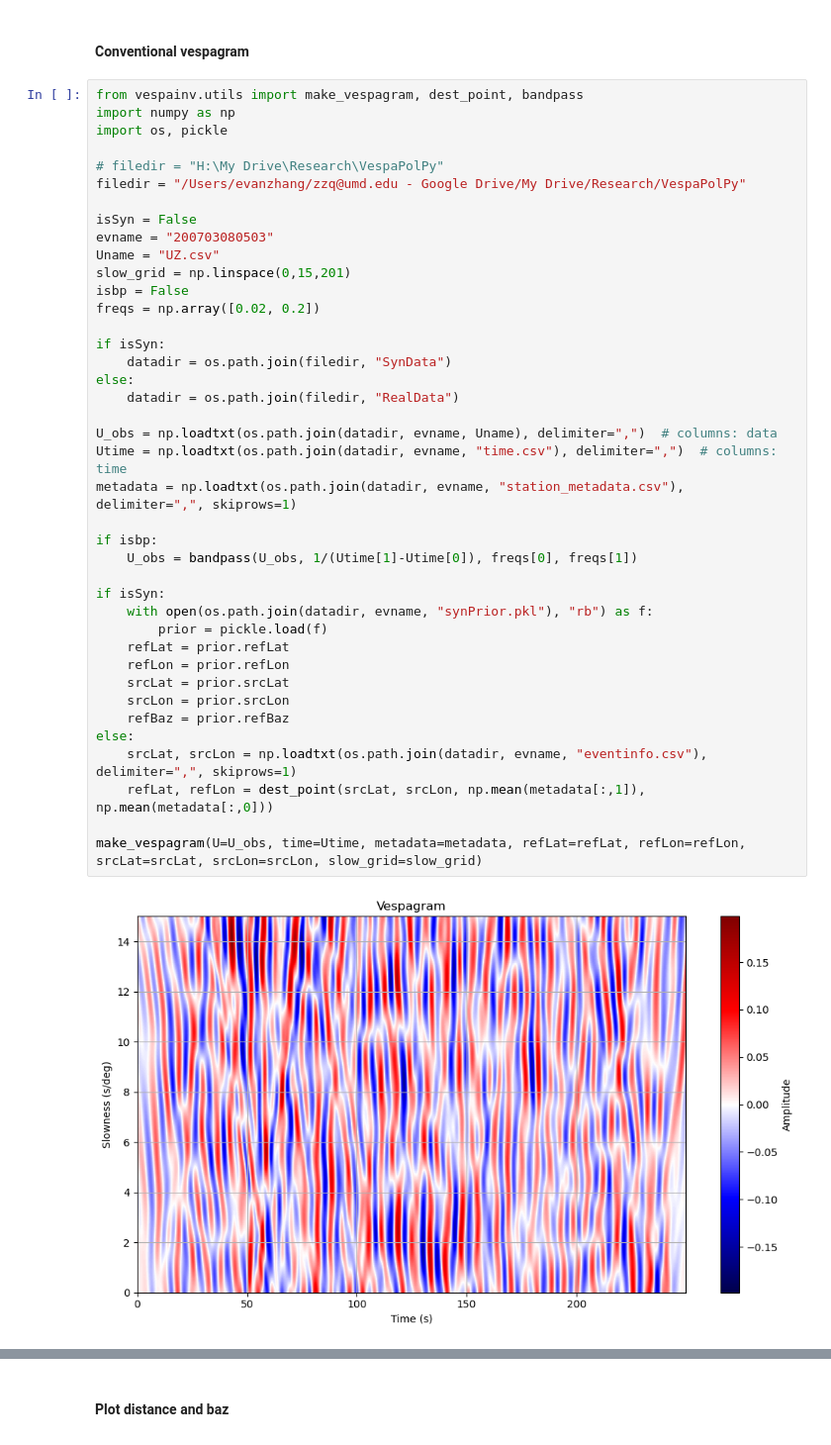
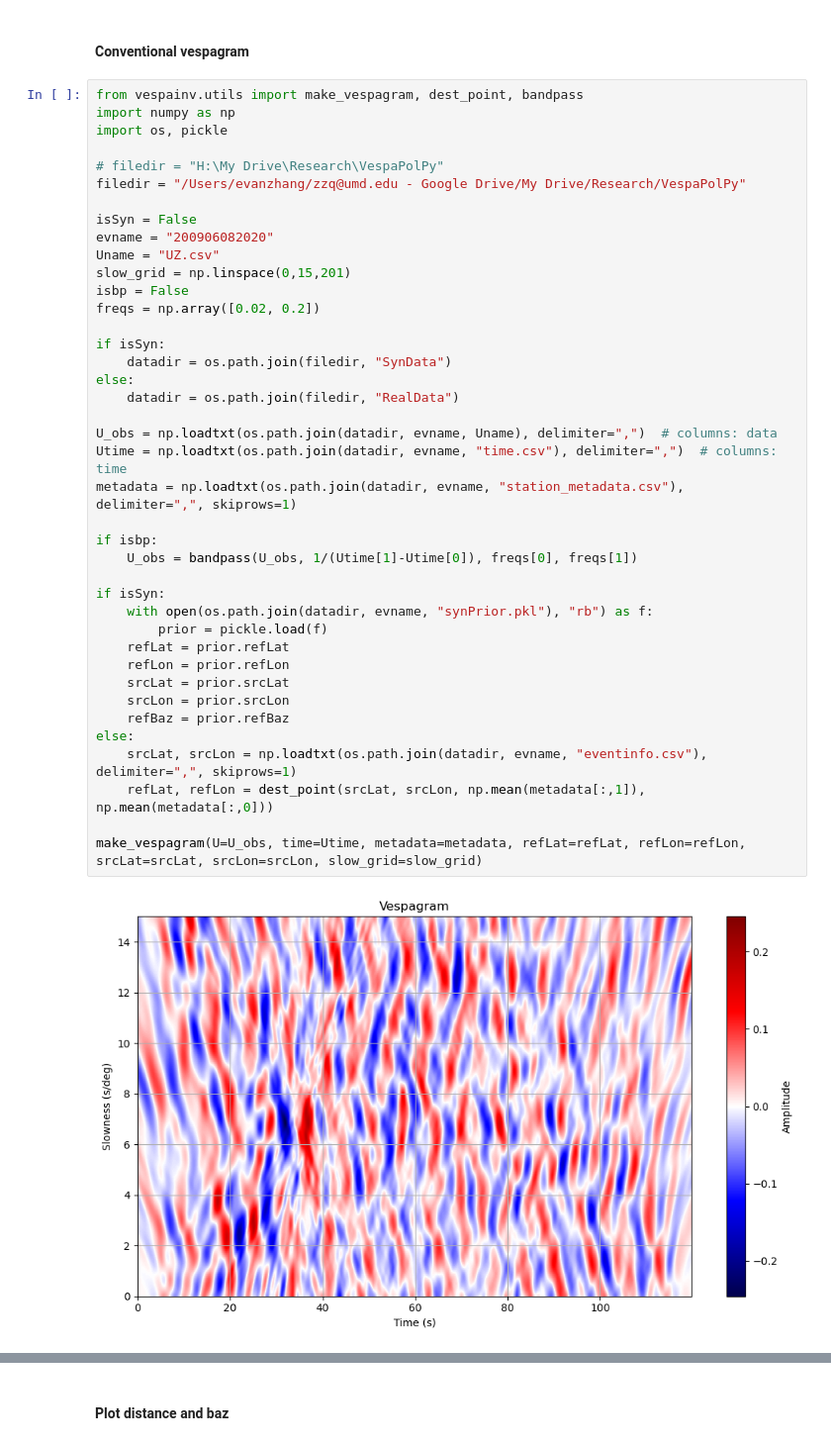
Before and after one commit to evanzzq/VespaPolPy, a Jupyter notebook: Debug.ipynb, the cells around one changed output, grey strips where cells are left out. Shown at 99% size. Cells and saved outputs as stored; diff of their text form.

```diff
--- a/Debug.ipynb
+++ b/Debug.ipynb
@@ -396,36 +495,36 @@ import os, pickle
 filedir = "/Users/evanzhang/zzq@umd.edu - Google Drive/My Drive/Research/VespaPolPy"
 
 isSyn = False
-evname = "200703080503"
+evname = "200906082020"
 Uname = "UZ.csv"
 slow_grid = np.linspace(0,15,201)
 isbp = False
 freqs = np.array([0.02, 0.2])
 
 if isSyn:
     datadir = os.path.join(filedir, "SynData")
 else:
     datadir = os.path.join(filedir, "RealData")
 
 U_obs = np.loadtxt(os.path.join(datadir, evname, Uname), delimiter=",")  # columns: data
 Utime = np.loadtxt(os.path.join(datadir, evname, "time.csv"), delimiter=",")  # columns: time
 metadata = np.loadtxt(os.path.join(datadir, evname, "station_metadata.csv"), delimiter=",", skiprows=1)
 
 if isbp:
     U_obs = bandpass(U_obs, 1/(Utime[1]-Utime[0]), freqs[0], freqs[1])
 
 if isSyn:
     with open(os.path.join(datadir, evname, "synPrior.pkl"), "rb") as f:
         prior = pickle.load(f)
     refLat = prior.refLat
     refLon = prior.refLon
     srcLat = prior.srcLat
     srcLon = prior.srcLon
     refBaz = prior.refBaz
 else:
     srcLat, srcLon = np.loadtxt(os.path.join(datadir, evname, "eventinfo.csv"), delimiter=",", skiprows=1)
     refLat, refLon = dest_point(srcLat, srcLon, np.mean(metadata[:,1]), np.mean(metadata[:,0]))
 
 make_vespagram(U=U_obs, time=Utime, metadata=metadata, refLat=refLat, refLon=refLon, srcLat=srcLat, srcLon=srcLon, slow_grid=slow_grid)
 # %% [output]
-[figure, old version]
+[figure, new version]
```
Also changed, not shown: parts of 8 cells of this notebook, 5 other files.
